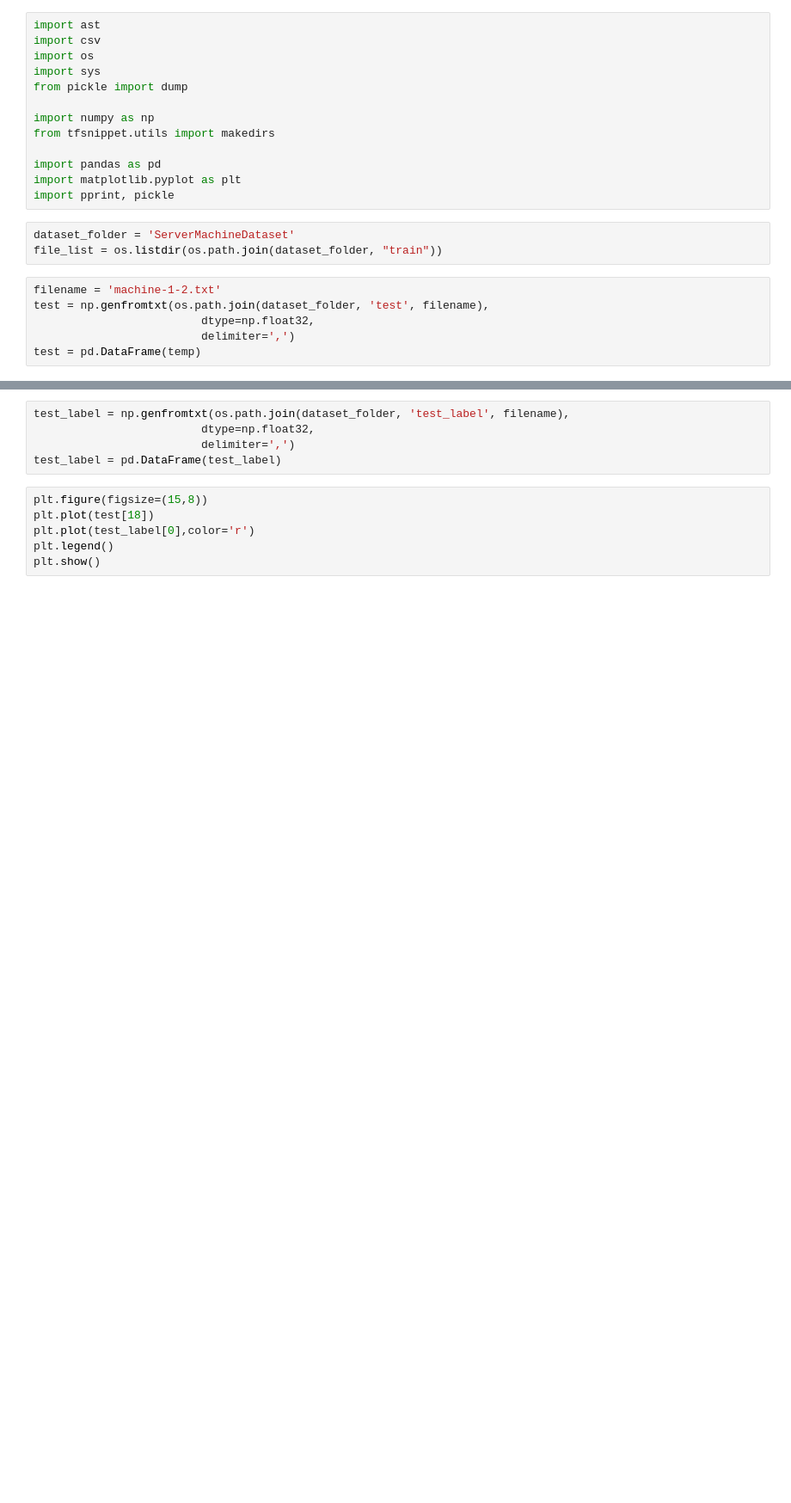
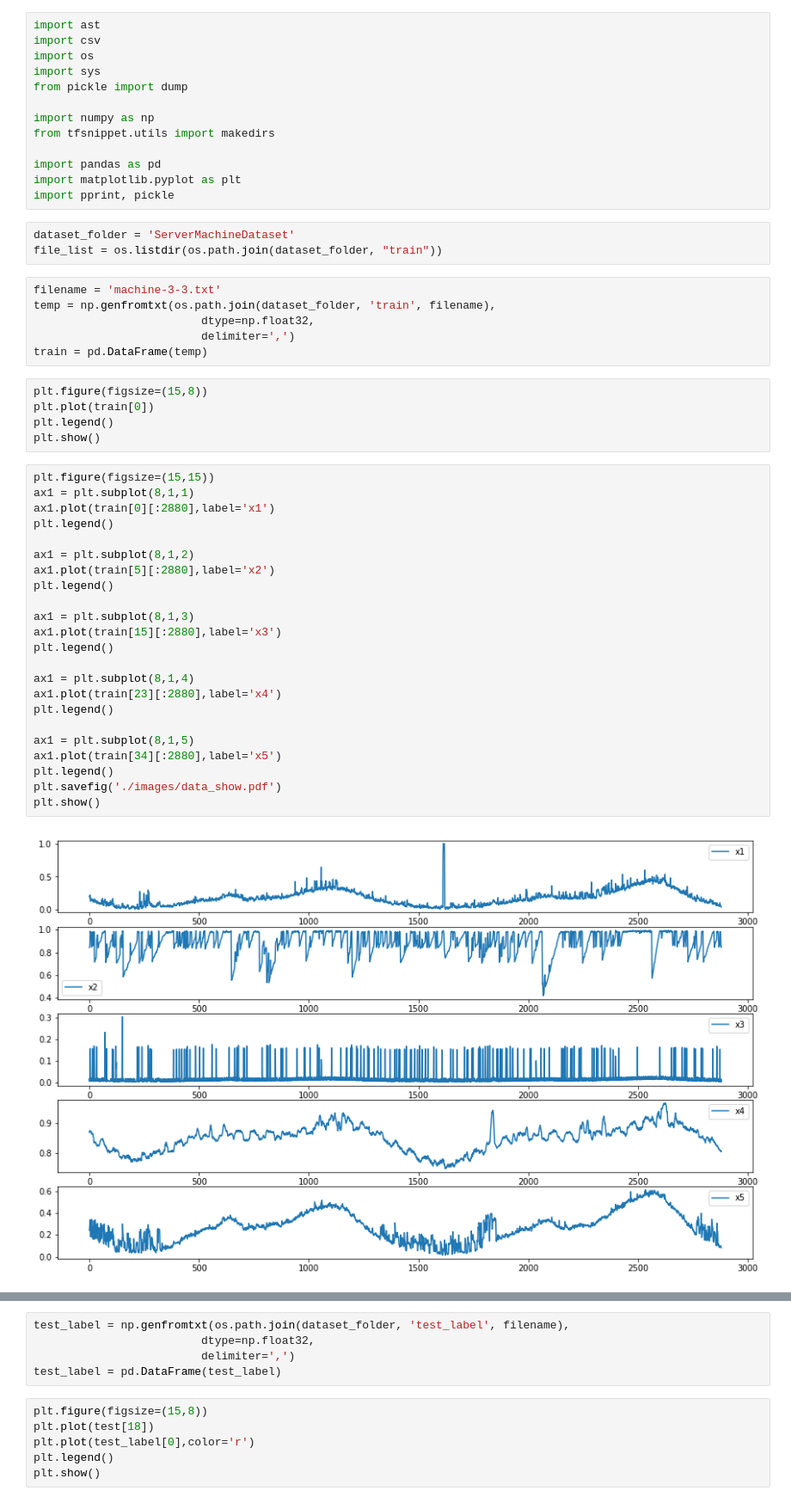
Before and after one commit to zhangdabao96/OmniAnomaly, a Jupyter notebook: data_check.ipynb, the cells around one changed output, grey strips where cells are left out. Shown at 86% size. Drawn from its saved outputs; the diff is of its cells as text; blank space fills up the shorter version.

```diff
--- a/data_check.ipynb
+++ b/data_check.ipynb
@@ -15,8 +15,38 @@ import pprint, pickle
 dataset_folder = 'ServerMachineDataset'
 file_list = os.listdir(os.path.join(dataset_folder, "train"))
 # %%
-filename = 'machine-1-2.txt'
-test = np.genfromtxt(os.path.join(dataset_folder, 'test', filename),
+filename = 'machine-3-3.txt'
+temp = np.genfromtxt(os.path.join(dataset_folder, 'train', filename),
                          dtype=np.float32,
                          delimiter=',')
-test = pd.DataFrame(temp)
+train = pd.DataFrame(temp)
+# %%
+plt.figure(figsize=(15,8))
+plt.plot(train[0])
+plt.legend()
+plt.show()
+# %%
+plt.figure(figsize=(15,15))
+ax1 = plt.subplot(8,1,1)
+ax1.plot(train[0][:2880],label='x1')
+plt.legend()
+
+ax1 = plt.subplot(8,1,2)
+ax1.plot(train[5][:2880],label='x2')
+plt.legend()
+
+ax1 = plt.subplot(8,1,3)
+ax1.plot(train[15][:2880],label='x3')
+plt.legend()
+
+ax1 = plt.subplot(8,1,4)
+ax1.plot(train[23][:2880],label='x4')
+plt.legend()
+
+ax1 = plt.subplot(8,1,5)
+ax1.plot(train[34][:2880],label='x5')
+plt.legend()
+plt.savefig('./images/data_show.pdf')
+plt.show()
+# %% [output]
+[figure, added]
```
Also changed, not shown: parts of 5 cells of this notebook, 12 other files.
